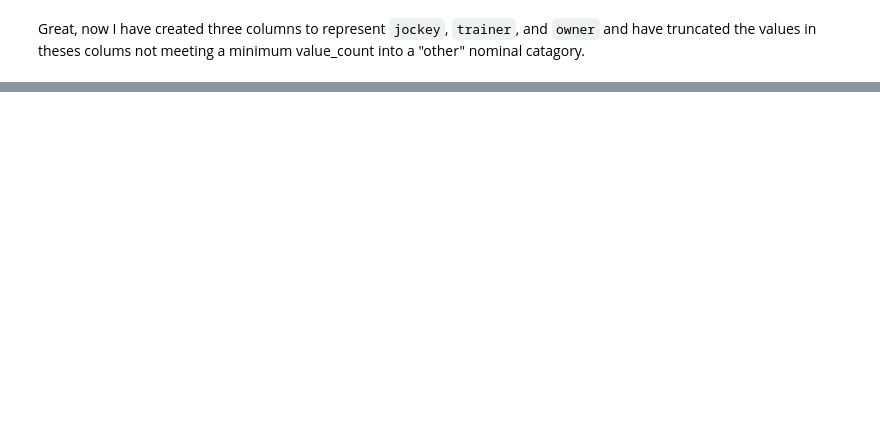
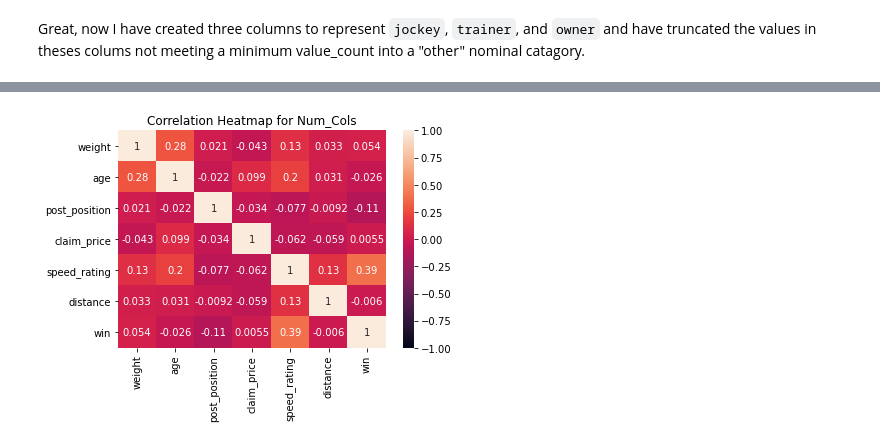
Before and after one commit to SLoganQ/Supervised_Machine_Learning_Horse_Racing_Analysis, a Jupyter notebook: Horse_Racing_Analysis.ipynb, the cells around one changed output, grey strips where cells are left out. Saved outputs shown, nothing was run; the diff lists cells and outputs as text; code cells hidden in the pictures; blank space fills up the shorter version.

```diff
--- a/Horse_Racing_Analysis.ipynb
+++ b/Horse_Racing_Analysis.ipynb
@@ -228,6 +231,6 @@ Now to make a binary column for the first place horses and drop `finish_position
 # %%
 df["win"] = 0
-df.loc[df.finish_position == 1.0, "win"] = 1
+df.loc[df.finish_position.isin([1.0, 2.0, 3.0]), "win"] = 1
 df = df.drop("finish_position", axis=1)
 # %% [output]
 [interactive output not drawn]
@@ -456,0 +483,6 @@ plt.show()
+# %%
+sns.heatmap(df[plot_cols].corr(), vmin=-1, annot=True)
+plt.title("Correlation Heatmap for Num_Cols")
+plt.show()
+# %% [output]
+[figure, added]
```
Also changed, not shown: parts of 43 cells of this notebook, 3 other files.
